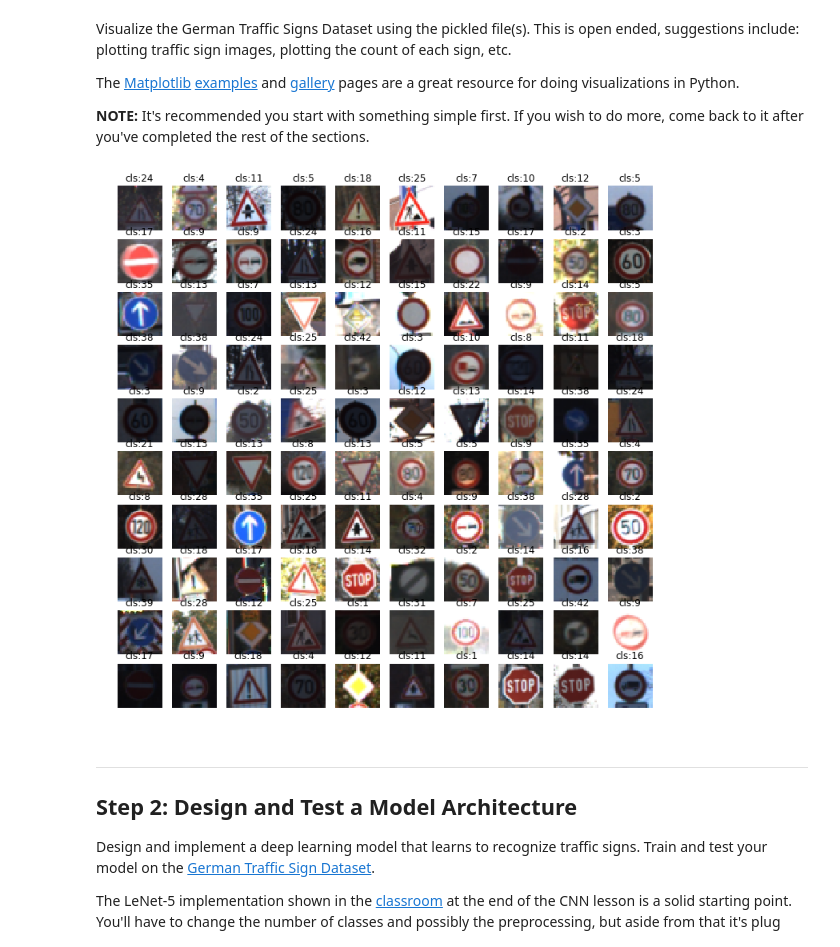
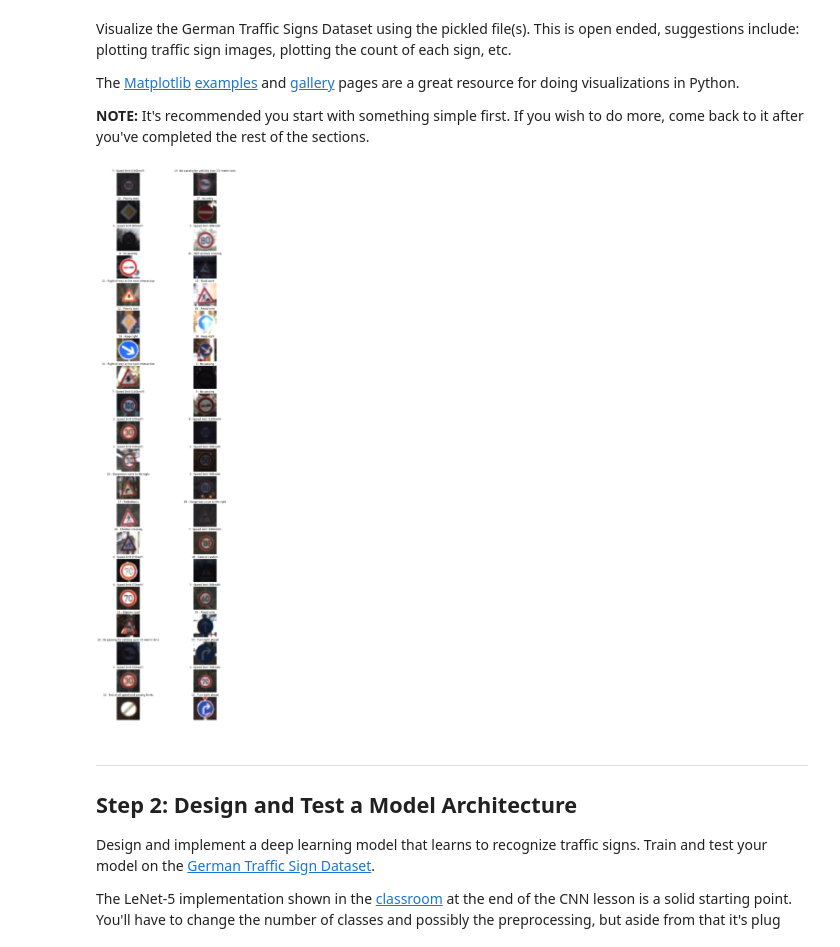
Before and after one commit to illb/CarND-Traffic-Sign-Classifier-Project, a Jupyter notebook: Traffic_Sign_Classifier.ipynb, the cells around one changed output. Saved outputs shown, nothing was run; the diff lists cells and outputs as text; code cells hidden in the pictures.

```diff
--- a/Traffic_Sign_Classifier.ipynb
+++ b/Traffic_Sign_Classifier.ipynb
@@ -67,6 +67,20 @@ print("Number of training examples =", n_train)
 print("Number of testing examples =", n_test)
 print("Image data shape =", image_shape)
 print("Number of classes =", n_classes)
+
+import pandas as pd
+
+signnames = pd.read_csv('signnames.csv')
+
+def class_to_name(class_id):
+    return signnames['SignName'][class_id]
+
+print()
+print("-----------------------------------------")
+print("class to sign names")
+print("-----------------------------------------")
+for class_id in signnames['ClassId']:
+    print("{:>2}: {}".format(class_id, class_to_name(class_id)))
 # %% [output]
 Number of training examples = 34799
 Number of testing examples = 12630
@@ -83,25 +110,25 @@ The [Matplotlib](http://matplotlib.org/) [examples](http://matplotlib.org/exampl
 # %%
 ### Data exploration visualization code goes here.
 ### Feel free to use as many code cells as needed.
 import matplotlib.pyplot as plt
 # Visualizations will be shown in the notebook.
 %matplotlib inline
 
 def show_sample_images():
-    n_row, n_col = (10, 10)
-    fig, ax_2d = plt.subplots(n_row, n_col, figsize=(12, 12))
+    n_row, n_col = (20, 2)
+    fig, ax_2d = plt.subplots(n_row, n_col, figsize=(12, 48))
     ax_flat = ax_2d.flatten()
-    choices = np.random.choice(n_train, 100)
+    choices = np.random.choice(n_train, 40)
     for i in range(n_row * n_col):
         choice = choices[i]
         ax = ax_flat[i]
         ax.axis('off')
         ax.imshow(X_train[choice])
-        ax.set_title("cls:" + str(y_train[choice]))
+        ax.set_title("{} : {}".format(y_train[choice], class_to_name(y_train[choice])))
 
 show_sample_images()
 # %% [output]
-[figure, old version]
+[figure, new version]
 # %% [markdown]
 ----
 
```
Also changed, not shown: parts of 10 cells of this notebook, 20 other files.
